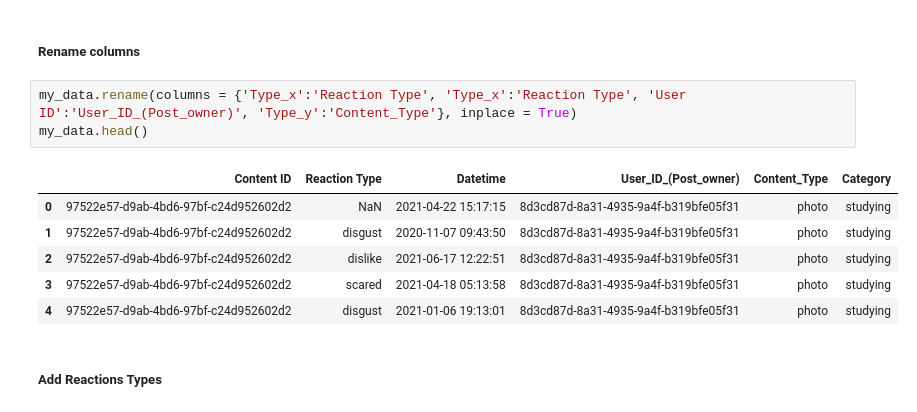
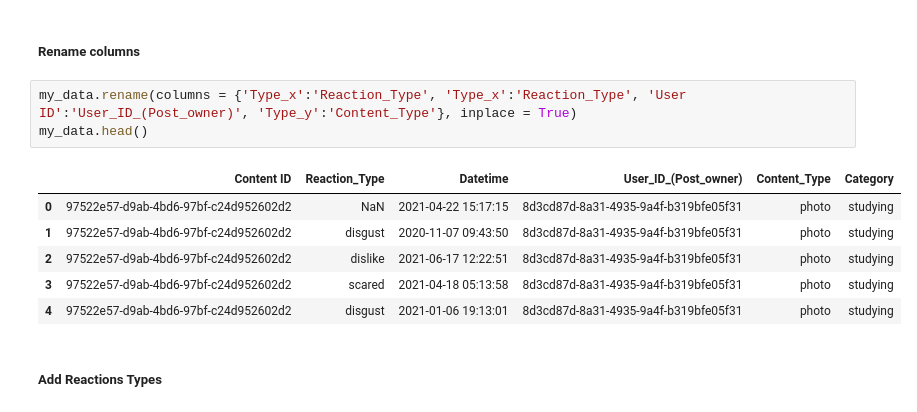
Before and after one commit to deborabastos/accenture_data_analytics, a Jupyter notebook: 1.accenture_data_set.ipynb, the cells around one changed output. Cells and saved outputs as stored; diff of their text form.

```diff
--- a/1.accenture_data_set.ipynb
+++ b/1.accenture_data_set.ipynb
@@ -101,10 +101,10 @@ my_data.head()
 # %% [markdown]
 ##### Rename columns
 # %%
-my_data.rename(columns = {'Type_x':'Reaction Type', 'Type_x':'Reaction Type', 'User ID':'User_ID_(Post_owner)', 'Type_y':'Content_Type'}, inplace = True)
+my_data.rename(columns = {'Type_x':'Reaction_Type', 'Type_x':'Reaction_Type', 'User ID':'User_ID_(Post_owner)', 'Type_y':'Content_Type'}, inplace = True)
 my_data.head()
 # %% [output]
-|  | Content ID | Reaction Type | Datetime | User_ID_(Post_owner) | Content_Type | Category |
+|  | Content ID | Reaction_Type | Datetime | User_ID_(Post_owner) | Content_Type | Category |
 | 0 | 97522e57-d9ab-4bd6-97bf-c24d952602d2 | NaN | 2021-04-22 15:17:15 | 8d3cd87d-8a31-4935-9a4f-b319bfe05f31 | photo | studying |
 | 1 | 97522e57-d9ab-4bd6-97bf-c24d952602d2 | disgust | 2020-11-07 09:43:50 | 8d3cd87d-8a31-4935-9a4f-b319bfe05f31 | photo | studying |
 | 2 | 97522e57-d9ab-4bd6-97bf-c24d952602d2 | dislike | 2021-06-17 12:22:51 | 8d3cd87d-8a31-4935-9a4f-b319bfe05f31 | photo | studying |
```
Also changed, not shown: parts of 5 cells of this notebook, 2 other files.
